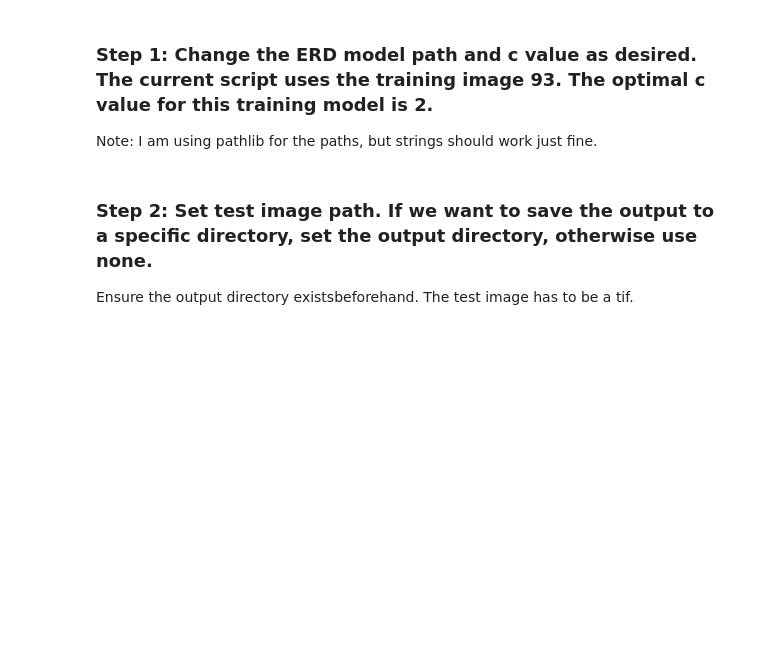
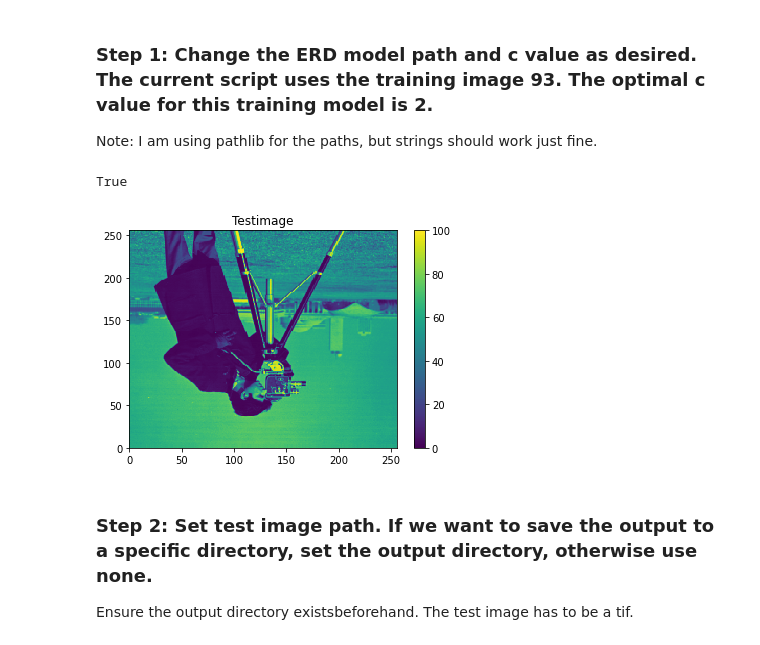
Before and after one commit to saugatkandel/fast_smart_scanning, a Jupyter notebook: work_directory/analyze_s26_scans/visualize_inferred_erd.ipynb, the cells around one changed output. Saved outputs shown, nothing was run; the diff lists cells and outputs as text; code cells hidden in the pictures; blank space fills up the shorter version.

```diff
--- a/work_directory/analyze_s26_scans/visualize_inferred_erd.ipynb
+++ b/work_directory/analyze_s26_scans/visualize_inferred_erd.ipynb
@@ -23,19 +23,22 @@ from sladsnet.code.utils import renormalize
 Note: I am using pathlib for the paths, but strings should work just fine.
 # %%
 
-base_path = Path.cwd().parent
+base_path = Path.cwd().parent.parent
 train_base_path = base_path / 'ResultsAndData/TrainingData/cameraman/'
 train_img_path = train_base_path / 'Images/cameraman_norm.tif'
 
 print(train_img_path.exists())
 train_img = tif.imread(train_img_path)
 
 train_img = renormalize(image=train_img)
 
 plt.pcolormesh(train_img)
 plt.colorbar()
 plt.title('Testimage')
 plt.show()
+# %% [output]
+True
+[figure, added]
 # %%
 C_VALUE = 2
 
```
Also changed, not shown: parts of 10 cells of this notebook, 4 other files.
